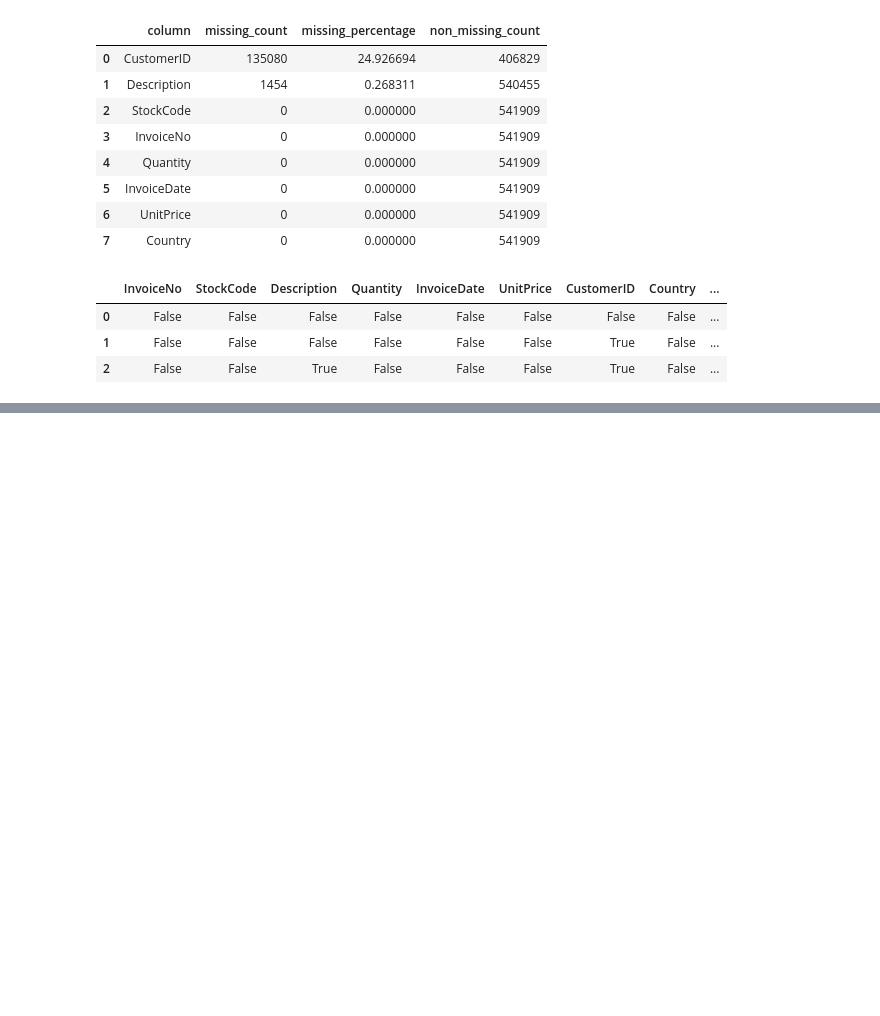
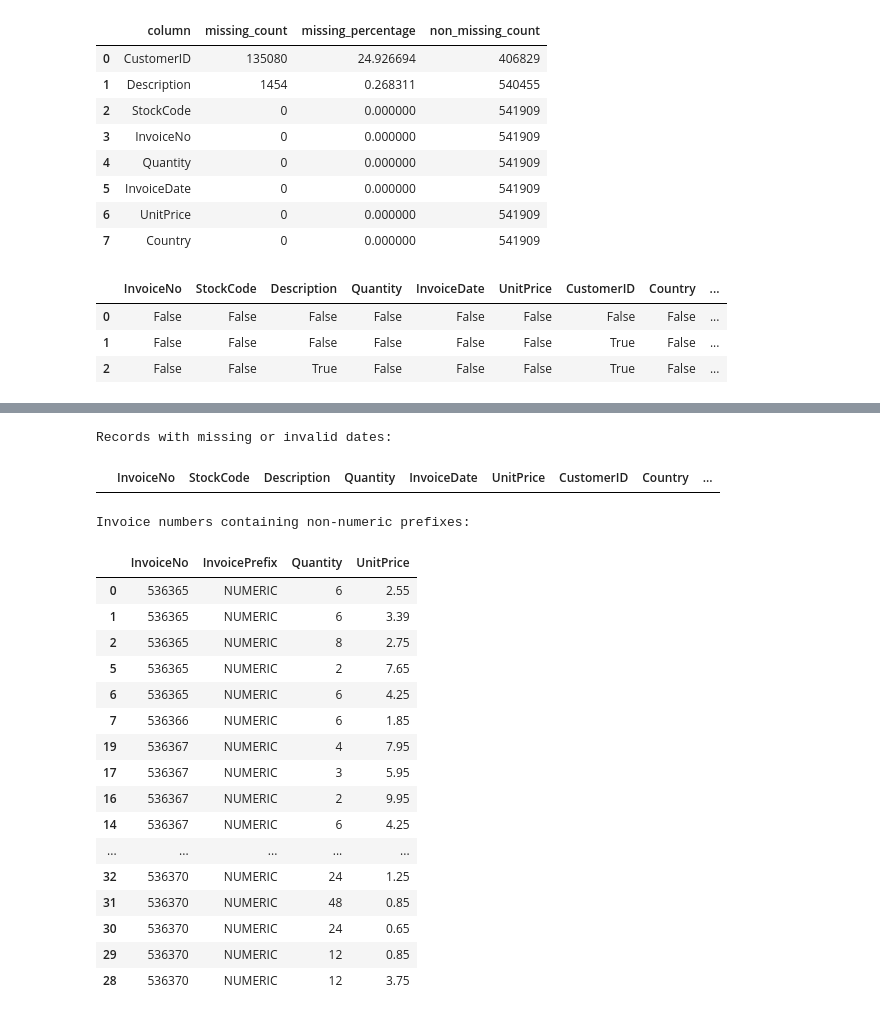
Before and after one commit to RaselParvejHrid/EDA, a Jupyter notebook: Part IX - Capstone/notebooks/End_to_End_EDA.ipynb, the cells around one changed output, grey strips where cells are left out. Cells and saved outputs as stored; diff of their text form; code cells hidden in the pictures; blank space fills up the shorter version.

```diff
--- a/Part IX - Capstone/notebooks/End_to_End_EDA.ipynb
+++ b/Part IX - Capstone/notebooks/End_to_End_EDA.ipynb
@@ -526,0 +1021,35 @@ display(missing_patterns)
+# %%
+print("Records with missing or invalid dates:")
+display(df.loc[df["InvoiceDate"].isna()])
+
+print("\nInvoice numbers containing non-numeric prefixes:")
+display(
+    df.loc[
+        df["InvoicePrefix"].ne("Numeric"),
+        ["InvoiceNo", "InvoicePrefix", "Quantity", "UnitPrice"]
+    ]
+    .drop_duplicates()a
+    .sort_values("InvoiceNo")
+    .head(30)
+)
+# %% [output]
+Records with missing or invalid dates:
+|  | InvoiceNo | StockCode | Description | Quantity | InvoiceDate | UnitPrice | CustomerID | Country | ... |
+Invoice numbers containing non-numeric prefixes:
+|  | InvoiceNo | InvoicePrefix | Quantity | UnitPrice |
+| 0 | 536365 | NUMERIC | 6 | 2.55 |
+| 1 | 536365 | NUMERIC | 6 | 3.39 |
+| 2 | 536365 | NUMERIC | 8 | 2.75 |
+| 5 | 536365 | NUMERIC | 2 | 7.65 |
+| 6 | 536365 | NUMERIC | 6 | 4.25 |
+| 7 | 536366 | NUMERIC | 6 | 1.85 |
+| 19 | 536367 | NUMERIC | 4 | 7.95 |
+| 17 | 536367 | NUMERIC | 3 | 5.95 |
+| 16 | 536367 | NUMERIC | 2 | 9.95 |
+| 14 | 536367 | NUMERIC | 6 | 4.25 |
+| ... | ... | ... | ... | ... |
+| 32 | 536370 | NUMERIC | 24 | 1.25 |
+| 31 | 536370 | NUMERIC | 48 | 0.85 |
+| 30 | 536370 | NUMERIC | 24 | 0.65 |
+| 29 | 536370 | NUMERIC | 12 | 0.85 |
+| 28 | 536370 | NUMERIC | 12 | 3.75 |
```
Also changed, not shown: parts of 16 cells of this notebook, 1 other file.
